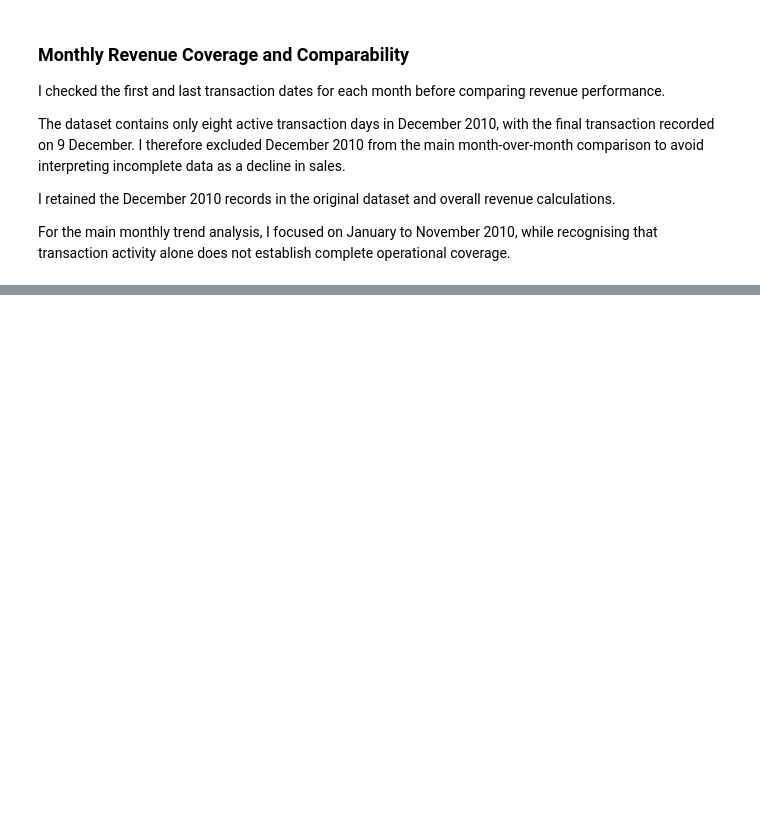
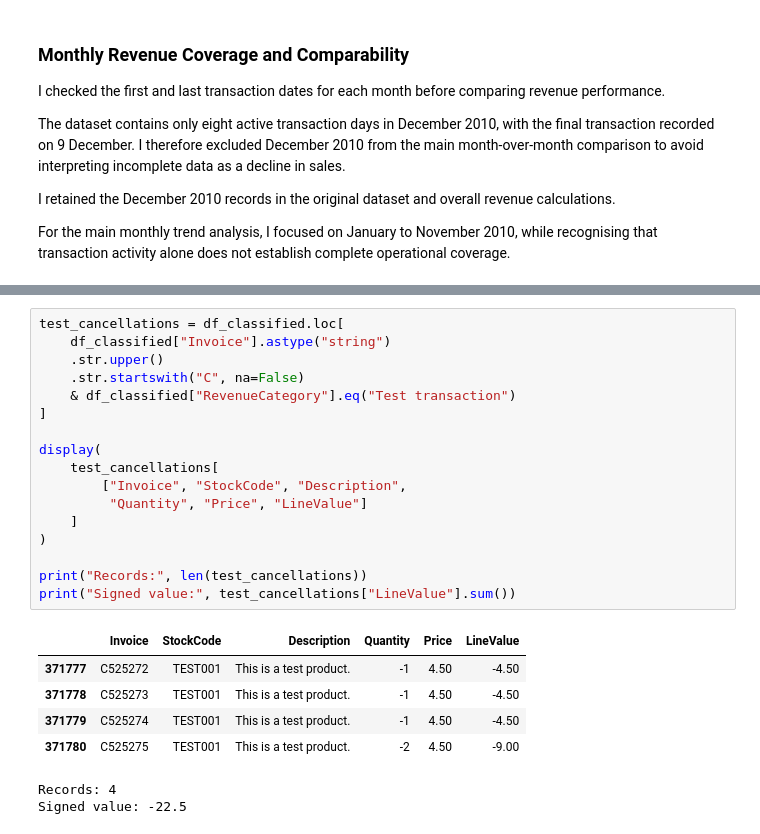
Before and after one commit to baizoukou/retail-revenue-growth-analysis, a Jupyter notebook: notebooks/01_data_quality.ipynb, the cells around one changed output, grey strips where cells are left out. Drawn from its saved outputs; the diff is of its cells as text; blank space fills up the shorter version.

```diff
--- a/notebooks/01_data_quality.ipynb
+++ b/notebooks/01_data_quality.ipynb
@@ -2557,0 +2592,25 @@ Last cell heading:
+# %%
+test_cancellations = df_classified.loc[
+    df_classified["Invoice"].astype("string")
+    .str.upper()
+    .str.startswith("C", na=False)
+    & df_classified["RevenueCategory"].eq("Test transaction")
+]
+
+display(
+    test_cancellations[
+        ["Invoice", "StockCode", "Description",
+         "Quantity", "Price", "LineValue"]
+    ]
+)
+
+print("Records:", len(test_cancellations))
+print("Signed value:", test_cancellations["LineValue"].sum())
+# %% [output]
+|  | Invoice | StockCode | Description | Quantity | Price | LineValue |
+| 371777 | C525272 | TEST001 | This is a test product. | -1 | 4.50 | -4.50 |
+| 371778 | C525273 | TEST001 | This is a test product. | -1 | 4.50 | -4.50 |
+| 371779 | C525274 | TEST001 | This is a test product. | -1 | 4.50 | -4.50 |
+| 371780 | C525275 | TEST001 | This is a test product. | -2 | 4.50 | -9.00 |
+Records: 4
+Signed value: -22.5
```
Also changed, not shown: parts of 9 cells of this notebook.
